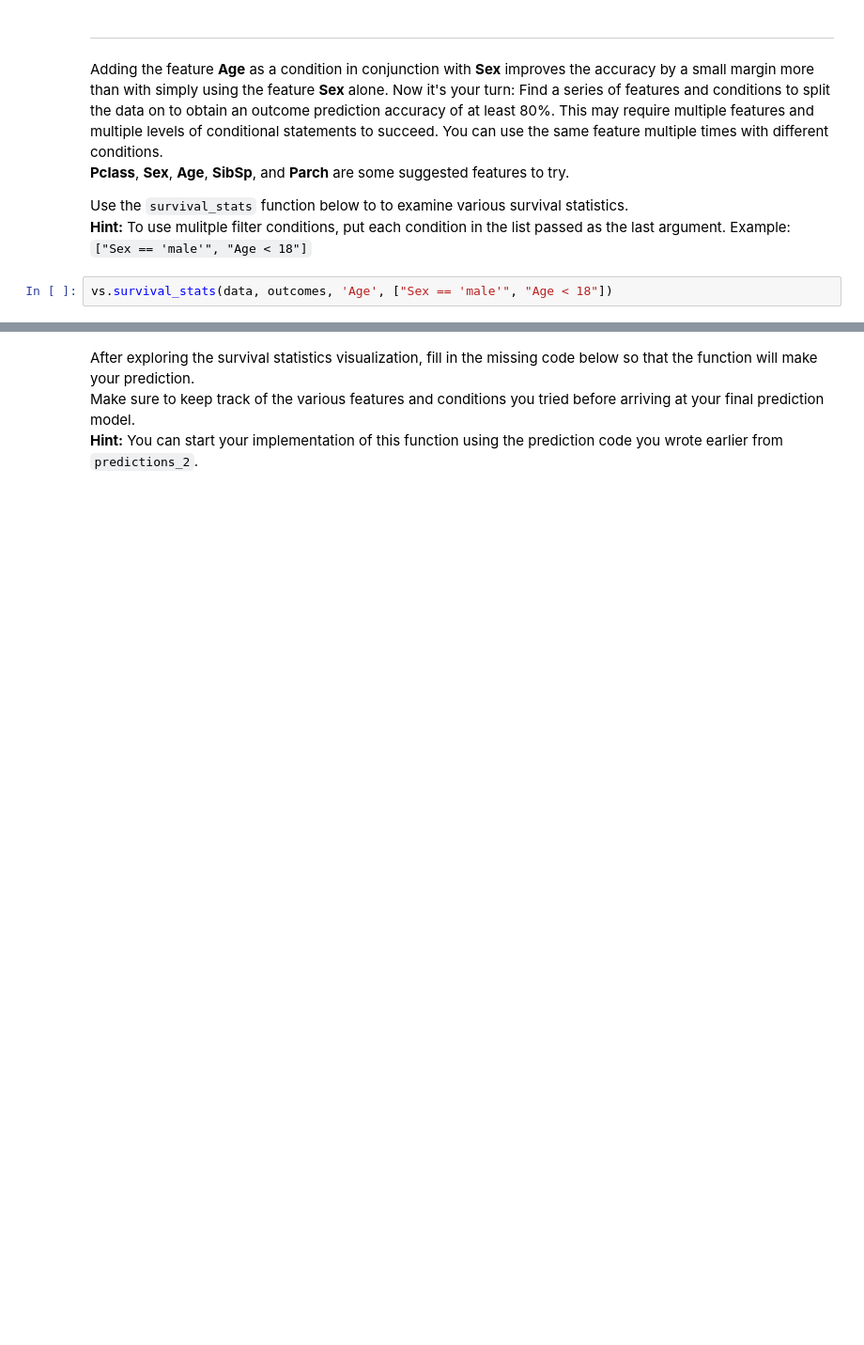
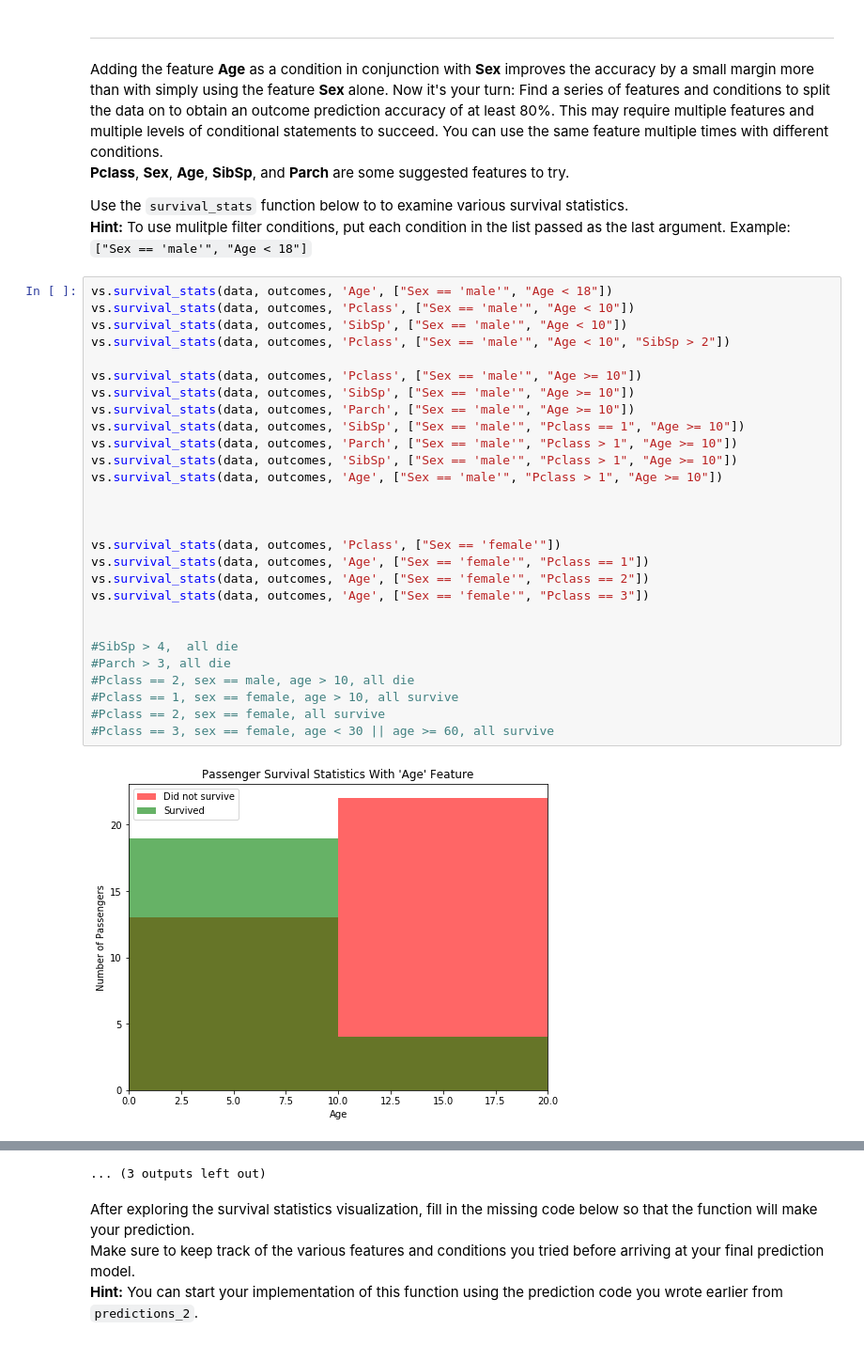
Before and after one commit to cpcgh/MLND, a Jupyter notebook: 01.titanic_survival_exploration/titanic_survival_exploration.ipynb, the cells around one changed output, grey strips where cells are left out. Shown: that part at 94% size. Drawn from its saved outputs; the diff is of its cells as text; blank space fills up the shorter version.

```diff
--- a/01.titanic_survival_exploration/titanic_survival_exploration.ipynb
+++ b/01.titanic_survival_exploration/titanic_survival_exploration.ipynb
@@ -194,5 +223,33 @@ Adding the feature **Age** as a condition in conjunction with **Sex** improves t
 
 Use the `survival_stats` function below to to examine various survival statistics.
 **Hint:** To use mulitple filter conditions, put each condition in the list passed as the last argument. Example: `["Sex == 'male'", "Age < 18"]`
-# %%
-vs.survival_stats(data, outcomes, 'Age', ["Sex == 'male'", "Age < 18"])
+# %%
+vs.survival_stats(data, outcomes, 'Age', ["Sex == 'male'", "Age < 18"])
+vs.survival_stats(data, outcomes, 'Pclass', ["Sex == 'male'", "Age < 10"])
+vs.survival_stats(data, outcomes, 'SibSp', ["Sex == 'male'", "Age < 10"])
+vs.survival_stats(data, outcomes, 'Pclass', ["Sex == 'male'", "Age < 10", "SibSp > 2"])
+
+vs.survival_stats(data, outcomes, 'Pclass', ["Sex == 'male'", "Age >= 10"])
+vs.survival_stats(data, outcomes, 'SibSp', ["Sex == 'male'", "Age >= 10"])
+vs.survival_stats(data, outcomes, 'Parch', ["Sex == 'male'", "Age >= 10"])
+vs.survival_stats(data, outcomes, 'SibSp', ["Sex == 'male'", "Pclass == 1", "Age >= 10"])
+vs.survival_stats(data, outcomes, 'Parch', ["Sex == 'male'", "Pclass > 1", "Age >= 10"])
+vs.survival_stats(data, outcomes, 'SibSp', ["Sex == 'male'", "Pclass > 1", "Age >= 10"])
+vs.survival_stats(data, outcomes, 'Age', ["Sex == 'male'", "Pclass > 1", "Age >= 10"])
+
+
+
+vs.survival_stats(data, outcomes, 'Pclass', ["Sex == 'female'"])
+vs.survival_stats(data, outcomes, 'Age', ["Sex == 'female'", "Pclass == 1"])
+vs.survival_stats(data, outcomes, 'Age', ["Sex == 'female'", "Pclass == 2"])
+vs.survival_stats(data, outcomes, 'Age', ["Sex == 'female'", "Pclass == 3"])
+
+
+#SibSp > 4,  all die
+#Parch > 3, all die
+#Pclass == 2, sex == male, age > 10, all die
+#Pclass == 1, sex == female, age > 10, all survive
+#Pclass == 2, sex == female, all survive
+#Pclass == 3, sex == female, age < 30 || age >= 60, all survive
+# %% [output]
+[figure, added]
@@ -199,3 +267,4 @@ vs.survival_stats(data, outcomes, 'Age', ["Sex == 'male'", "Age < 18"])
+... (3 outputs left out)
 # %% [markdown]
 After exploring the survival statistics visualization, fill in the missing code below so that the function will make your prediction.
 Make sure to keep track of the various features and conditions you tried before arriving at your final prediction model.
```
Also changed, not shown: parts of 22 cells of this notebook, 1 other file.
